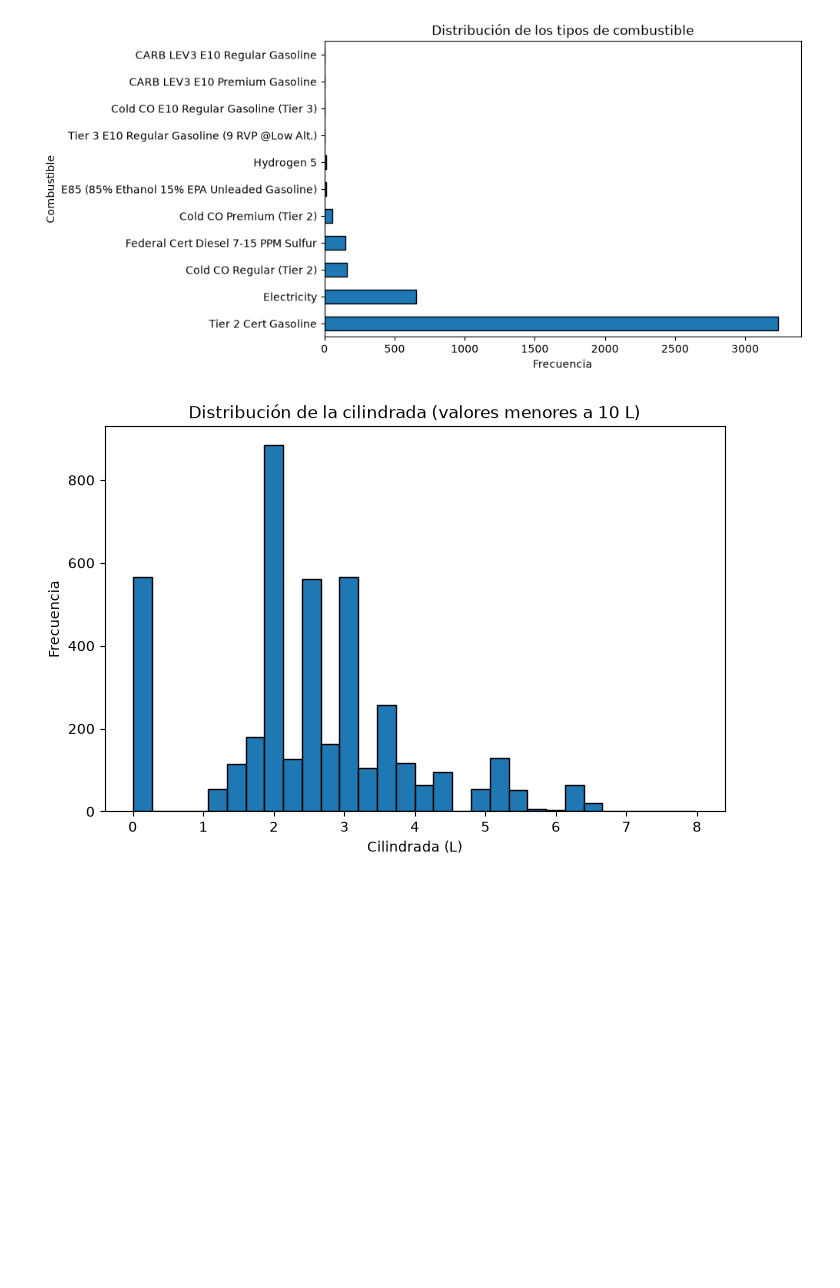
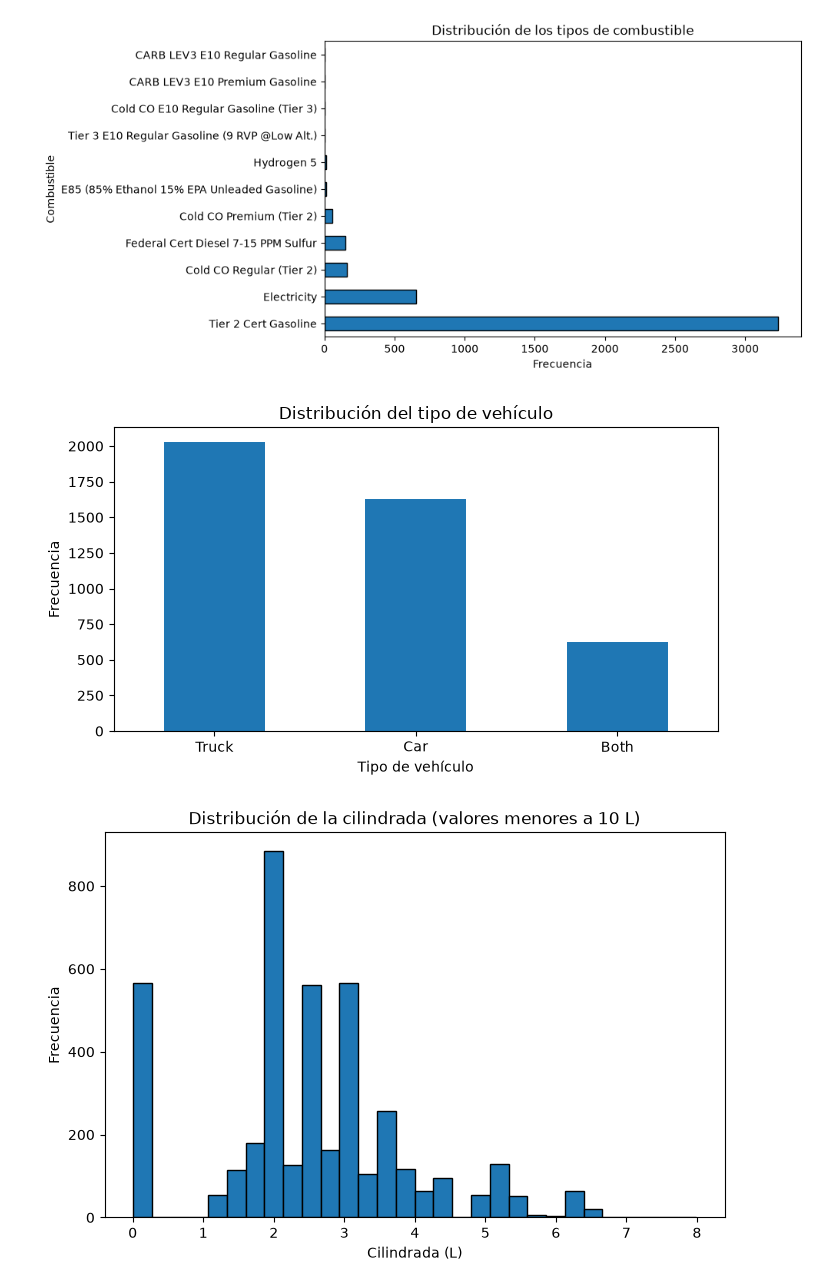
Before and after one commit to abiordorica13/TPEFUNDAMENTOS, a Jupyter notebook: Untitled-1.ipynb, the cells around one changed output. Cells and saved outputs as stored; diff of their text form; code cells hidden in the pictures; blank space fills up the shorter version.

Commit message:
Agrego la distribucion de las nuevas variables

```diff
--- a/Untitled-1.ipynb
+++ b/Untitled-1.ipynb
@@ -205,4 +205,21 @@ plt.title("Distribución de los tipos de combustible")
 plt.show()
 # %% [output]
 [figure]
+# %%
+# Distribucion de el Tipo de Vehiculo
+col_tipoVehiculo = "Vehicle Type"
+
+df[col_tipoVehiculo].value_counts().plot(
+    kind="bar",
+    figsize=(7, 4)
+)
+
+plt.title("Distribución del tipo de vehículo")
+plt.xlabel("Tipo de vehículo")
+plt.ylabel("Frecuencia")
+plt.xticks(rotation=0)
+plt.tight_layout()
+plt.show()
+# %% [output]
+[figure, added]
 # %%
```
Also changed, not shown: parts of 5 cells of this notebook.
